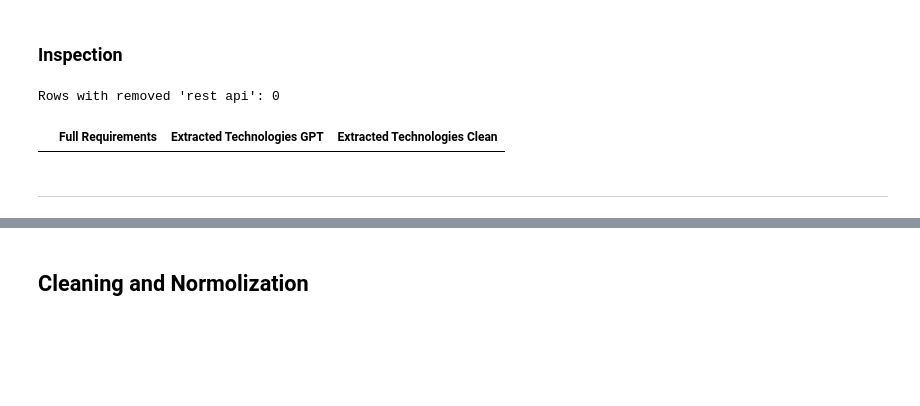
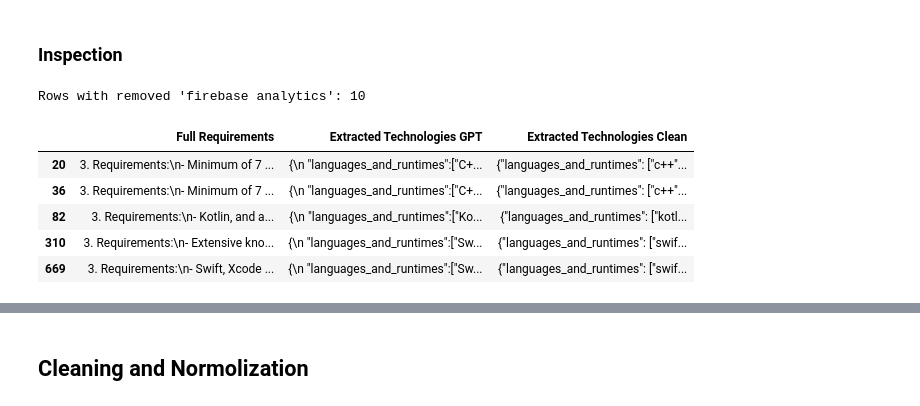
Before and after one commit to S0la1re/Research-work-new, a Jupyter notebook: Data Processing/Data Preparation.ipynb, the cells around one changed output, grey strips where cells are left out. Saved outputs shown, nothing was run; the diff lists cells and outputs as text; code cells hidden in the pictures; blank space fills up the shorter version.

```diff
--- a/Data Processing/Data Preparation.ipynb
+++ b/Data Processing/Data Preparation.ipynb
@@ -1196,22 +1196,25 @@ clean_sets = df_final_extracted["Extracted Technologies Clean"].apply(flat_terms
 
 df_final_extracted["removed_terms"] = orig_sets.subtract(clean_sets)
 # %%
-term = "rest api"                       # или "google play console", "android sdk", …
+term = "firebase analytics"                       # или "google play console", "android sdk", …
 
 mask = df_final_extracted["removed_terms"].apply(lambda s: term.lower() in s)
 
 view_cols = ["Full Requirements",
              "Extracted Technologies GPT",
              "Extracted Technologies Clean"]
 
 df_debug = df_final_extracted.loc[mask, view_cols]
 
 print(f"Rows with removed '{term}': {len(df_debug)}")
 df_debug.head(5)                   # покажет первые 3 совпадения
 # %% [output]
-Rows with removed 'rest api': 0
+Rows with removed 'firebase analytics': 10
 |  | Full Requirements | Extracted Technologies GPT | Extracted Technologies Clean |
+| 20 | 3. Requirements:\n- Minimum of 7 ... | {\n "languages_and_runtimes":["C+... | {"languages_and_runtimes": ["c++"... |
+| 36 | 3. Requirements:\n- Minimum of 7 ... | {\n "languages_and_runtimes":["C+... | {"languages_and_runtimes": ["c++"... |
+| 82 | 3. Requirements:\n- Kotlin, and a... | {\n "languages_and_runtimes":["Ko... | {"languages_and_runtimes": ["kotl... |
+| 310 | 3. Requirements:\n- Extensive kno... | {\n "languages_and_runtimes":["Sw... | {"languages_and_runtimes": ["swif... |
+| 669 | 3. Requirements:\n- Swift, Xcode ... | {\n "languages_and_runtimes":["Sw... | {"languages_and_runtimes": ["swif... |
 # %%
 #pd.set_option('display.max_rows', 200)
-# %% [markdown]
-----
```
Also changed, not shown: parts of 4 cells of this notebook, 1 other file.
